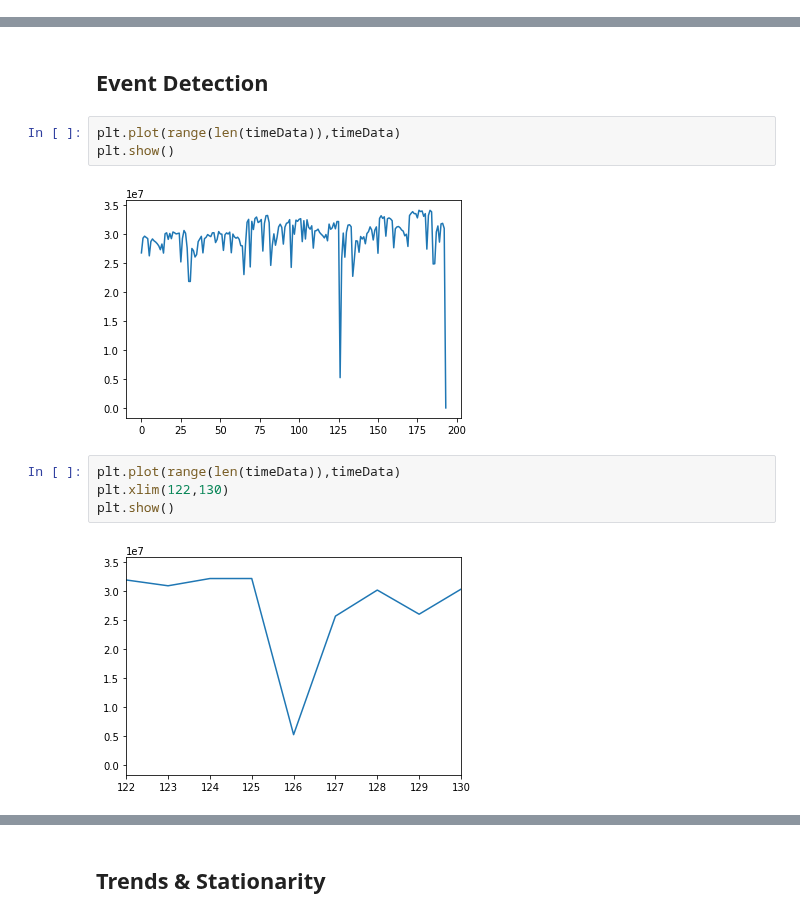
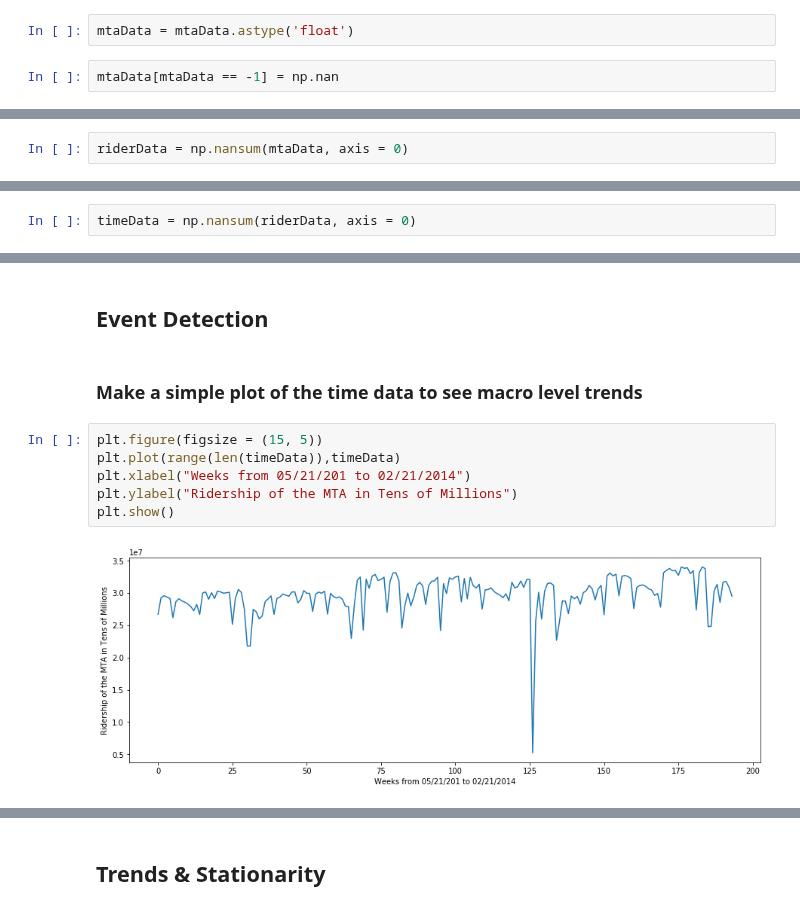
Before and after one commit to seanandrewchen/PUI2017_sac820, a Jupyter notebook: HW10_sac820/HW10_sac820.ipynb, the cells around one changed output, grey strips where cells are left out. Drawn from its saved outputs; the diff is of its cells as text.

```diff
--- a/HW10_sac820/HW10_sac820.ipynb
+++ b/HW10_sac820/HW10_sac820.ipynb
@@ -71,0 +55,4 @@ for i in range(0, 22):
+# %%
+mtaData = mtaData.astype('float')
+# %%
+mtaData[mtaData == -1] = np.nan
@@ -71,0 +71,2 @@ for i in range(0, 22):
+# %%
+riderData = np.nansum(mtaData, axis = 0)
@@ -71,0 +79,2 @@ for i in range(0, 22):
+# %%
+timeData = np.nansum(riderData, axis = 0)
@@ -77,13 +139,12 @@ for i in range(0, 195):
 # %% [markdown]
 ## Event Detection
-# %%
-plt.plot(range(len(timeData)),timeData)
-plt.show()
-# %% [output]
-[figure, removed]
-# %%
-plt.plot(range(len(timeData)),timeData)
-plt.xlim(122,130)
-plt.show()
-# %% [output]
-[figure, removed]
+# %% [markdown]
+### Make a simple plot of the time data to see macro level trends
+# %%
+plt.figure(figsize = (15, 5))
+plt.plot(range(len(timeData)),timeData)
+plt.xlabel("Weeks from 05/21/201 to 02/21/2014")
+plt.ylabel("Ridership of the MTA in Tens of Millions")
+plt.show()
+# %% [output]
+[figure, added]
```
Also changed, not shown: parts of 67 cells of this notebook.
